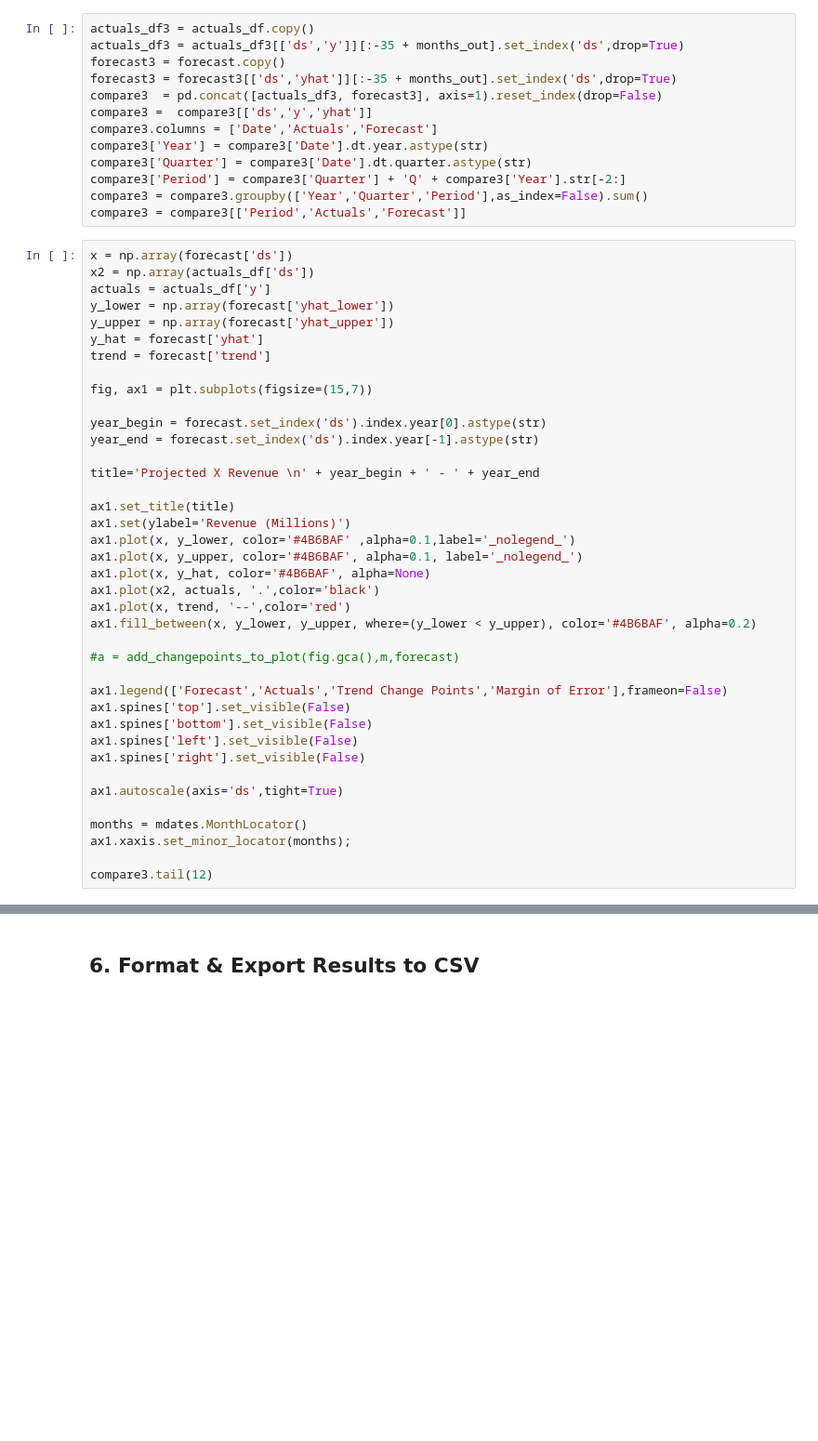
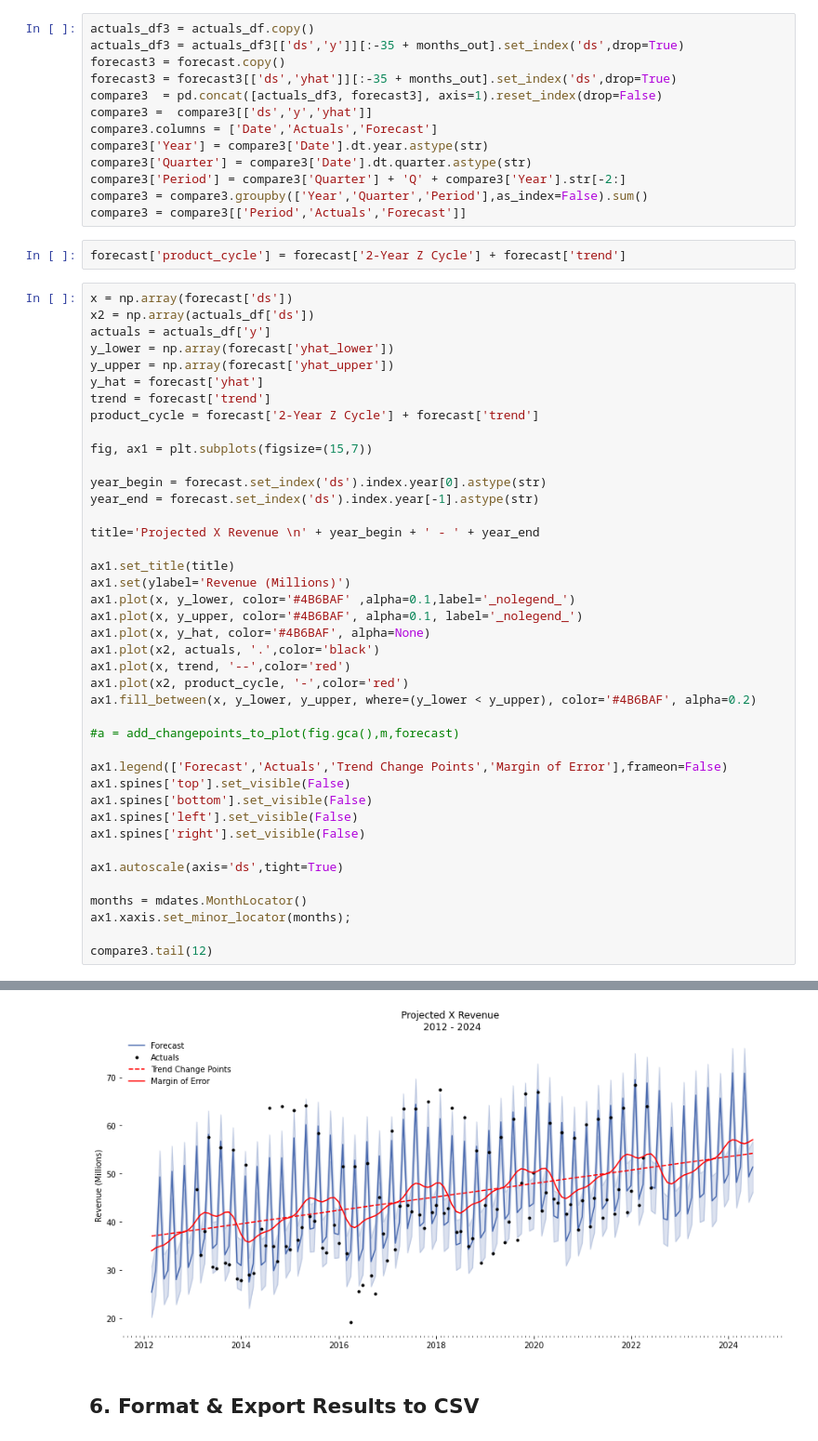
Before and after one commit to colefairbanks/fbprophet-forecast, a Jupyter notebook: x_prophet_forecast.ipynb, the cells around one changed output, grey strips where cells are left out. Shown at 93% size. Saved outputs shown, nothing was run; the diff lists cells and outputs as text; blank space fills up the shorter version.

Commit message:
added 2-year product cycle

```diff
--- a/x_prophet_forecast.ipynb
+++ b/x_prophet_forecast.ipynb
@@ -418,6 +465,8 @@ compare3['Quarter'] = compare3['Date'].dt.quarter.astype(str)
 compare3['Period'] = compare3['Quarter'] + 'Q' + compare3['Year'].str[-2:]
 compare3 = compare3.groupby(['Year','Quarter','Period'],as_index=False).sum()
 compare3 = compare3[['Period','Actuals','Forecast']]
+# %%
+forecast['product_cycle'] = forecast['2-Year Z Cycle'] + forecast['trend']
 # %%
 x = np.array(forecast['ds'])
 x2 = np.array(actuals_df['ds'])
@@ -426,6 +475,7 @@ y_lower = np.array(forecast['yhat_lower'])
 y_upper = np.array(forecast['yhat_upper'])
 y_hat = forecast['yhat']
 trend = forecast['trend']
+product_cycle = forecast['2-Year Z Cycle'] + forecast['trend']
 
 fig, ax1 = plt.subplots(figsize=(15,7))
 
@@ -441,6 +491,7 @@ ax1.plot(x, y_upper, color='#4B6BAF', alpha=0.1, label='_nolegend_')
 ax1.plot(x, y_hat, color='#4B6BAF', alpha=None)
 ax1.plot(x2, actuals, '.',color='black')
 ax1.plot(x, trend, '--',color='red')
+ax1.plot(x2, product_cycle, '-',color='red')
 ax1.fill_between(x, y_lower, y_upper, where=(y_lower < y_upper), color='#4B6BAF', alpha=0.2)
 
 #a = add_changepoints_to_plot(fig.gca(),m,forecast)
@@ -457,3 +508,4 @@ months = mdates.MonthLocator()
 ax1.xaxis.set_minor_locator(months);
 
 compare3.tail(12)
+# %% [output]
@@ -460,3 +525,4 @@ compare3.tail(12)
+[figure, added]
 # %% [markdown]
 ## 6. Format & Export Results to CSV
 # %% [markdown]
```
Also changed, not shown: parts of 10 cells of this notebook, 3 other files.
